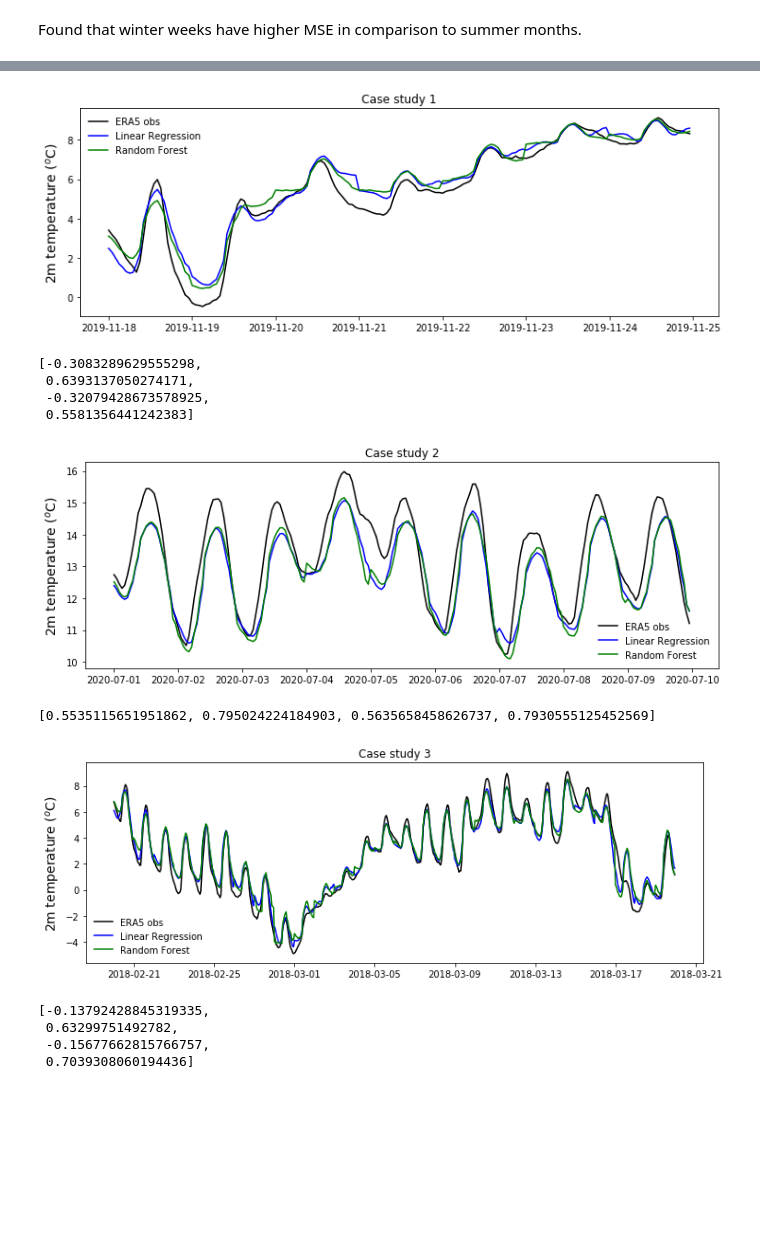
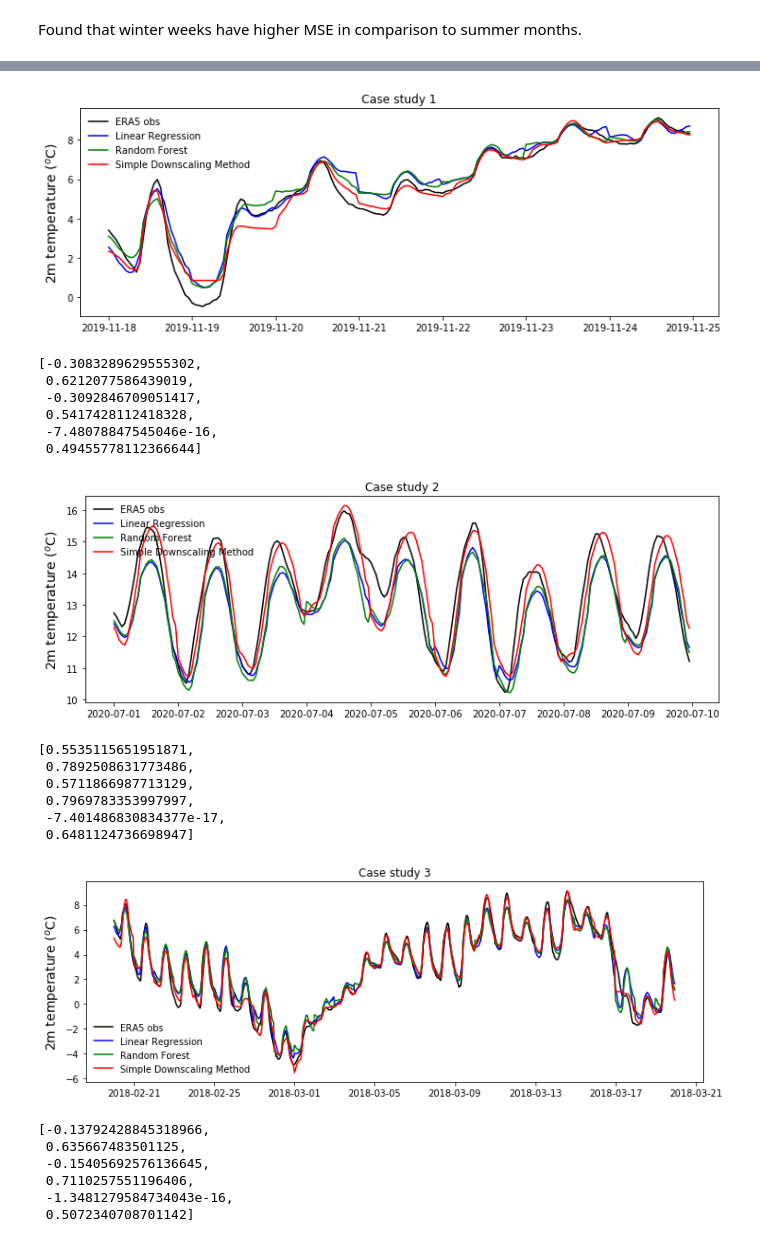
Before and after one commit to 2021-Energy-Climate-Hackathon/group_1, a Jupyter notebook: t2m_final.ipynb, the cells around one changed output, grey strips where cells are left out. Saved outputs shown, nothing was run; the diff lists cells and outputs as text; code cells hidden in the pictures; blank space fills up the shorter version.

```diff
--- a/t2m_final.ipynb
+++ b/t2m_final.ipynb
@@ -44,6 +67,6 @@ X["t2m_previous"] = X.t2m.shift(1)
 X["t2min_next"] = X.t2mmin.shift(-1)
 X["t2m_next"] = X.t2m.shift(-1)
 X = X.fillna(0)
-X.drop(columns = ["w100", "tcc", "tp", "nao", "w10", "msl"], inplace = True)
+X.drop(columns = ["w100", "tp", "nao", "w10", "msl"], inplace = True)
 X.head()
 # %% [output]
@@ -168,5 +191,5 @@ plt.legend(["Actual","Linear Regression", "Random Forest"])
 # %%
-def RMS_based_eval(timeseries1, timeseries2, field, case_no, method1, method2):
+def RMS_based_eval(timeseries1, timeseries2, timeseries3, field, case_no, method1, method2, method3):
 
     ''''
     timeseries_for_eval [array] must be the appropriate length for case study evaluation
@@ -177,36 +200,45 @@ def RMS_based_eval(timeseries1, timeseries2, field, case_no, method1, method2):
     case no [str] must be either 1,2 or 3.
     method_str [str] what you'd like it referred to as.
     '''
+    from sklearn.metrics import mean_squared_error
+    import math
 
     obs = np.loadtxt('/gws/pw/j05/cop26_hackathons/oxford/Group_folders/group_1/case_studies/Case_' + case_no + '_' + field + '.dat')
 
     obs_date = np.load('/gws/pw/j05/cop26_hackathons/oxford/Group_folders/group_1/case_studies/Case_' + case_no + '_date.npy')
     MAE1 = np.mean(obs - timeseries1)
     RMS1 = np.sqrt(np.nanmean((obs - timeseries1)**2))
+    RMS1 = math.sqrt(mean_squared_error(obs, timeseries1))
     MAE2 = np.mean(obs - timeseries2)
     RMS2 = np.sqrt(np.nanmean((obs - timeseries2)**2))
+    MAE3 = np.mean(obs - timeseries3)
+    RMS3 = np.sqrt(np.nanmean((obs - timeseries3)**2))
 
     fig = plt.figure(figsize=(12,4))
     plt.plot(obs_date,obs,color='k',label='ERA5 obs')
     if field == 'T2m':
         plt.plot(obs_date,timeseries1, color='b',label=method1)
         plt.plot(obs_date,timeseries2, color='g',label=method2)
+        plt.plot(obs_date,timeseries3, color='r',label=method3)
         plt.ylabel('2m temperature ($^{o}$C)',fontsize=14)
         plt.title('Case study ' + case_no )
         #plt.xlabel('MAE = ' + str(MAE) + ' , RMS = ' + str(RMS))
     if field == 'speed10m':
         plt.plot(obs_date,timeseries1,color='b',label=method1)
         plt.plot(obs_date,timeseries2,color='g',label=method2)
+        plt.plot(obs_date,timeseries3,color='r',label=method3)
         plt.ylabel('10m wind speed (ms$^{-1}$)',fontsize=14)
         plt.title('Case study ' + case_no)
     if field == 'rsds':
         plt.plot(obs_date,timeseries1,color='b',label=method1)
         plt.plot(obs_date,timeseries2,color='g',label=method2)
+        plt.plot(obs_date,timeseries3,color='g',label=method3)
         plt.ylabel('Surface shortwave radiation (Wm$^{-2}$)',fontsize=14)
         plt.title('Case study ' + case_no )
     plt.legend(frameon=False)
+    plt.savefig("plots/%s_%s.png"%(field, case_no))
     plt.show()
-    return([MAE1, RMS1, MAE2, RMS2])
+    return([MAE1, RMS1, MAE2, RMS2, MAE3, RMS3])
 # %%
 # index y_test to determine dates for case studies
 from datetime import datetime
@@ -225,27 +257,38 @@ input_case2 = pred_rf[index_case2].flatten()
 index_case3 = np.where((days>=datetime(2018,2,20)) & (days<=datetime(2018,3,19)))
 input_case3_reg = pred_reg[index_case3].flatten()
 input_case3 = pred_rf[index_case3].flatten()
+# %%
+jake_case1, jake_case2, jake_case3 = return_t2m_jake()
 # %%
-RMS_based_eval(input_case1_reg, input_case1, "T2m","1","Linear Regression", "Random Forest")
+RMS_based_eval(input_case1_reg, input_case1, jake_case1, "T2m","1","Linear Regression", "Random Forest", "Simple Downscaling Method")
 # %% [output]
-[figure, old version]
+[figure, new version]
-[-0.3083289629555298,
- 0.6393137050274171,
- -0.32079428673578925,
- 0.5581356441242383]
+[-0.3083289629555302,
+ 0.6212077586439019,
+ -0.3092846709051417,
+ 0.5417428112418328,
+ -7.48078847545046e-16,
+ 0.49455778112366644]
 # %%
-RMS_based_eval(input_case2_reg, input_case2, "T2m","2","Linear Regression", "Random Forest")
+RMS_based_eval(input_case2_reg, input_case2, jake_case2, "T2m","2","Linear Regression", "Random Forest", "Simple Downscaling Method")
 # %% [output]
-[figure, old version]
+[figure, new version]
-[0.5535115651951862, 0.795024224184903, 0.5635658458626737, 0.7930555125452569]
+[0.5535115651951871,
+ 0.7892508631773486,
+ 0.5711866987713129,
+ 0.7969783353997997,
+ -7.401486830834377e-17,
+ 0.6481124736698947]
 # %%
-RMS_based_eval(input_case3_reg, input_case3, "T2m","3","Linear Regression", "Random Forest")
+RMS_based_eval(input_case3_reg, input_case3, jake_case3, "T2m","3","Linear Regression", "Random Forest", "Simple Downscaling Method")
 # %% [output]
-[figure, old version]
+[figure, new version]
-[-0.13792428845319335,
- 0.63299751492782,
- -0.15677662815766757,
- 0.7039308060194436]
+[-0.13792428845318966,
+ 0.635667483501125,
+ -0.15405692576136645,
+ 0.7110257551196406,
+ -1.3481279584734043e-16,
+ 0.5072340708701142]
 # %%
 feature_names = X.columns
 importances = rf.feature_importances_
```
Also changed, not shown: parts of 7 cells of this notebook, 2 other files.
